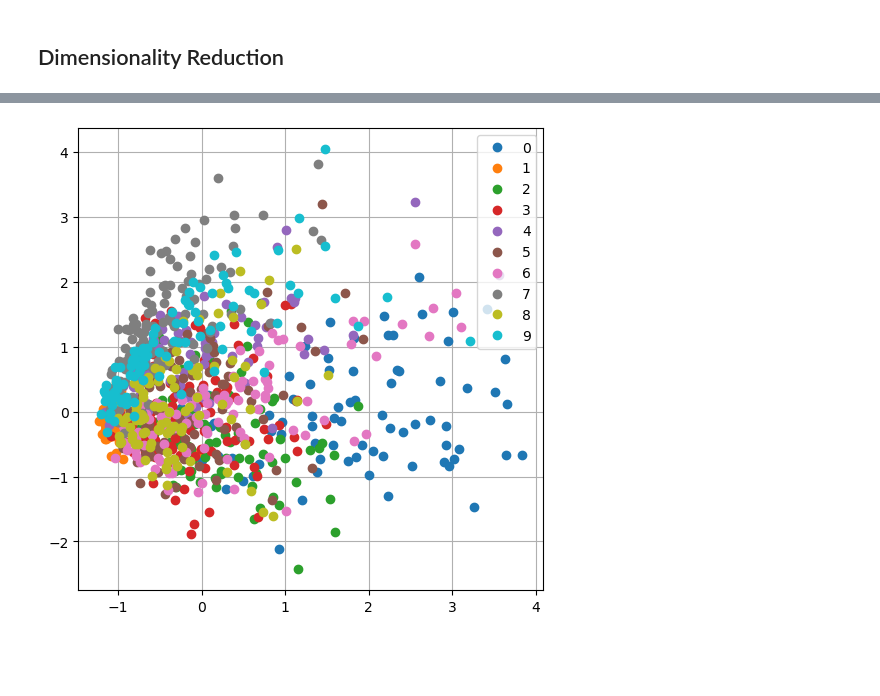
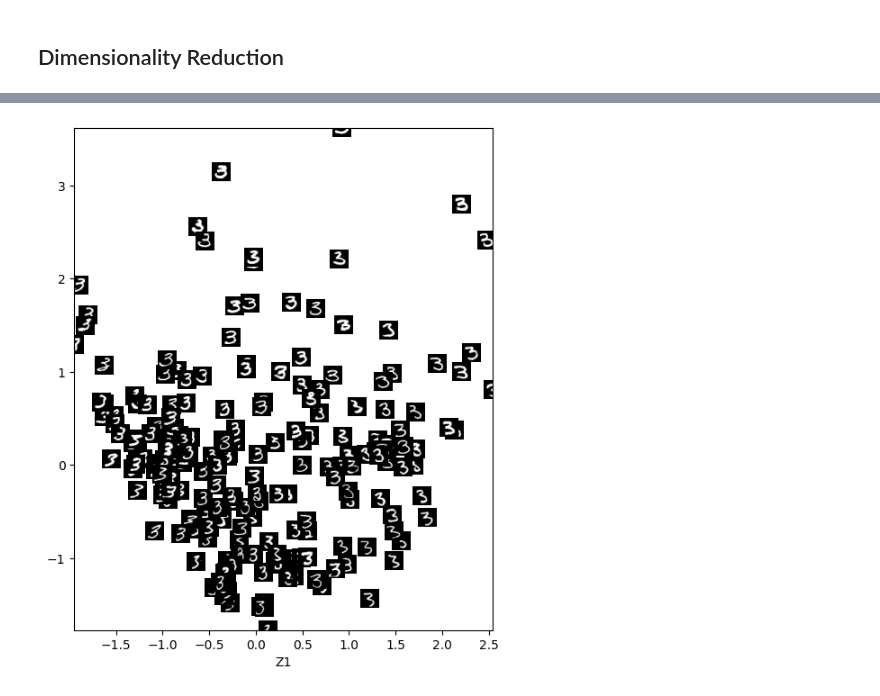
Before and after one commit to reml-lab/MLDemos, a Jupyter notebook: Factor_Analysis.ipynb, the cells around one changed output, grey strips where cells are left out. Cells and saved outputs as stored; diff of their text form; code cells hidden in the pictures; blank space fills up the shorter version.

```diff
--- a/Factor_Analysis.ipynb
+++ b/Factor_Analysis.ipynb
@@ -152,15 +153,20 @@ plt.show()
-# %%
-Xsub = X[range(0,50000,50),:]
-Xsub = np.minimum(1,np.maximum(0,Xsub + noise_std*np.random.randn(*Xsub.shape)))
-
-Z    = FA.transform(Xsub)
-
-plt.figure(figsize=(6,6))
-for i in range(10):
-    plt.plot(Z[Y[range(0,50000,50)]==i,0],Z[Y[range(0,50000,50)]==i,1],'o',alpha=1)
-
-plt.grid(True)
-plt.legend(range(10))
-plt.show()
-# %% [output]
-[figure, removed]
+# %%
+Xsub  = X[np.arange(0,5000,25),:]
+Z     = FA.transform(Xsub)
+zmin0 = np.min(Z[:,0])
+zmax0 = np.max(Z[:,0])
+zmin1 = np.min(Z[:,1])
+zmax1 = np.max(Z[:,1])
+
+scale = 0.1
+plt.figure(figsize=(6,8))
+for i in range(Xsub.shape[0]):
+    plt.imshow(Xsub[i,:].reshape(28,28),extent=[Z[i,0]-scale,Z[i,0]+scale,Z[i,1]-scale,Z[i,1]+scale],cmap="gray" )
+
+plt.xlim(zmin0,zmax0)
+plt.ylim(zmin1,zmax1)
+plt.xlabel("Z0")
+plt.xlabel("Z1")
+plt.show()
+# %% [output]
+[figure, added]
```
Also changed, not shown: parts of 11 cells of this notebook, 1 other file.
